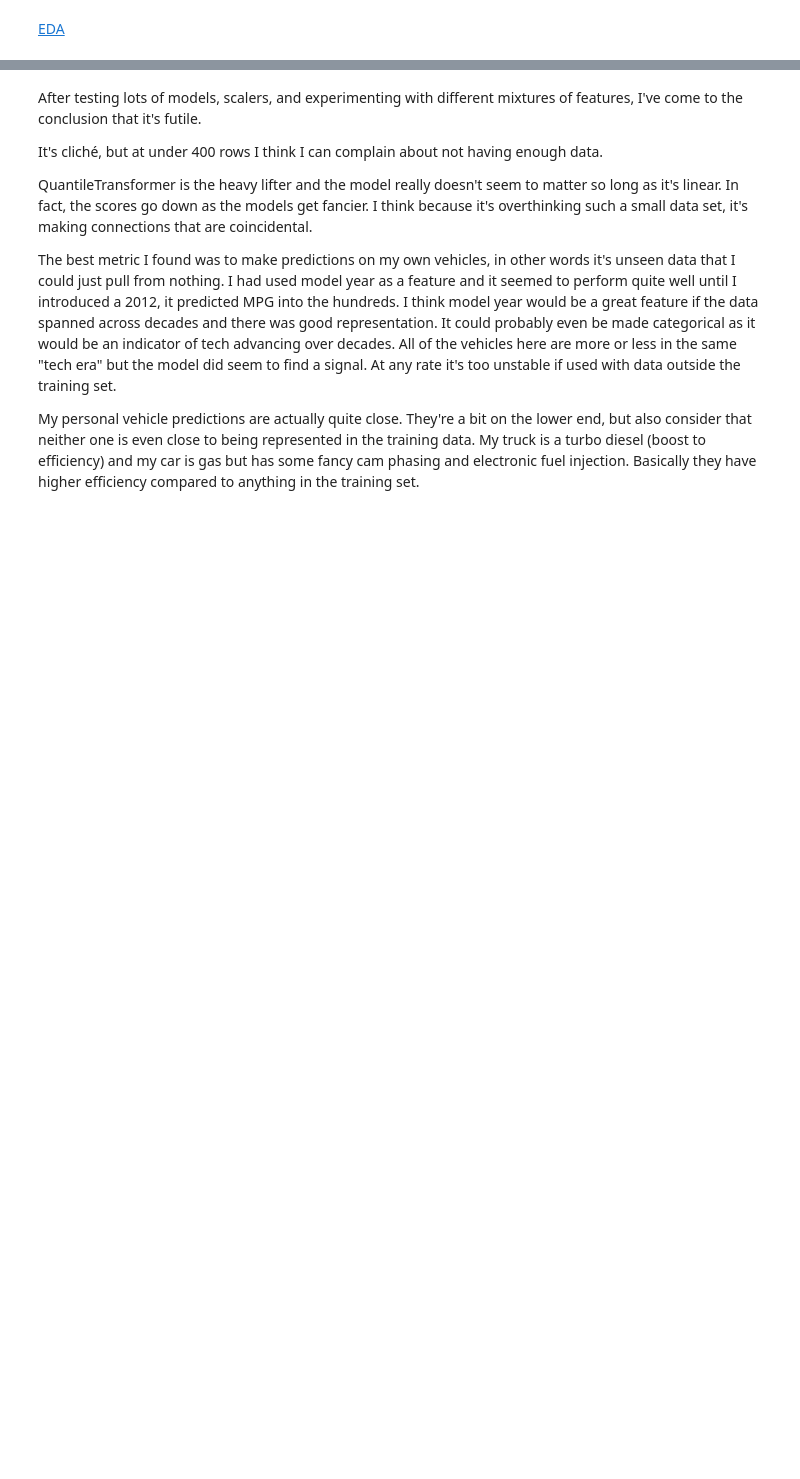
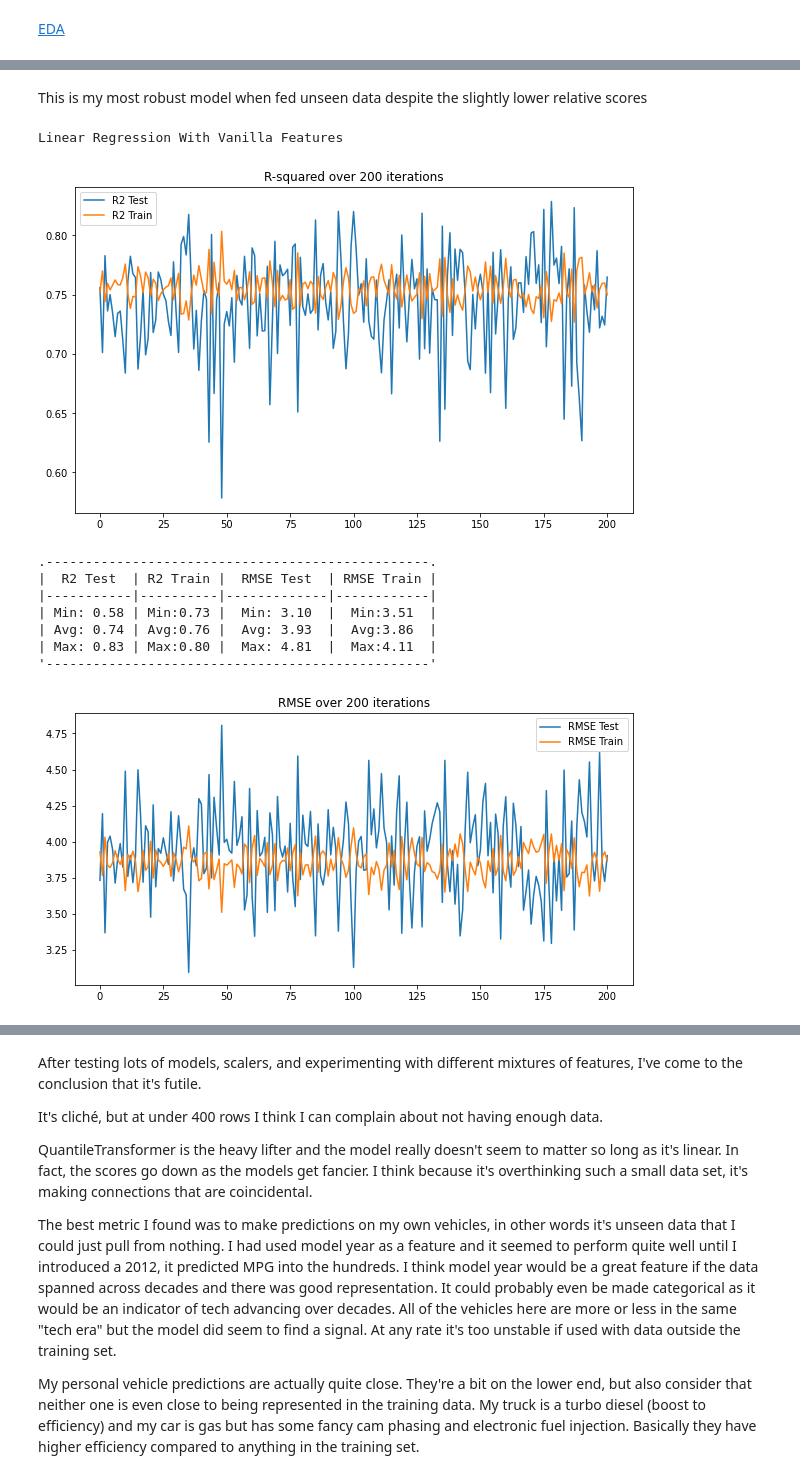
Before and after one commit to WhiteDopeOnPunk/mpg, a Jupyter notebook: model.ipynb, the cells around one changed output, grey strips where cells are left out. Drawn from its saved outputs; the diff is of its cells as text; code cells hidden in the pictures; blank space fills up the shorter version.

```diff
--- a/model.ipynb
+++ b/model.ipynb
@@ -198,0 +93,16 @@ Steve Avg: 16.37
+# %% [markdown]
+This is my most robust model when fed unseen data despite the slightly lower relative scores
+# %%
+print('Linear Regression With Vanilla Features')
+run(qt_str,y,LinearRegression())
+# %% [output]
+Linear Regression With Vanilla Features
+[figure, added]
+.-------------------------------------------------.
+|  R2 Test  | R2 Train |  RMSE Test  | RMSE Train |
+|-----------|----------|-------------|------------|
+| Min: 0.58 | Min:0.73 |  Min: 3.10  |  Min:3.51  |
+| Avg: 0.74 | Avg:0.76 |  Avg: 3.93  |  Avg:3.86  |
+| Max: 0.83 | Max:0.80 |  Max: 4.81  |  Max:4.11  |
+'-------------------------------------------------'
+[figure, added]
```
Also changed, not shown: parts of 43 cells of this notebook, 17 other files.
